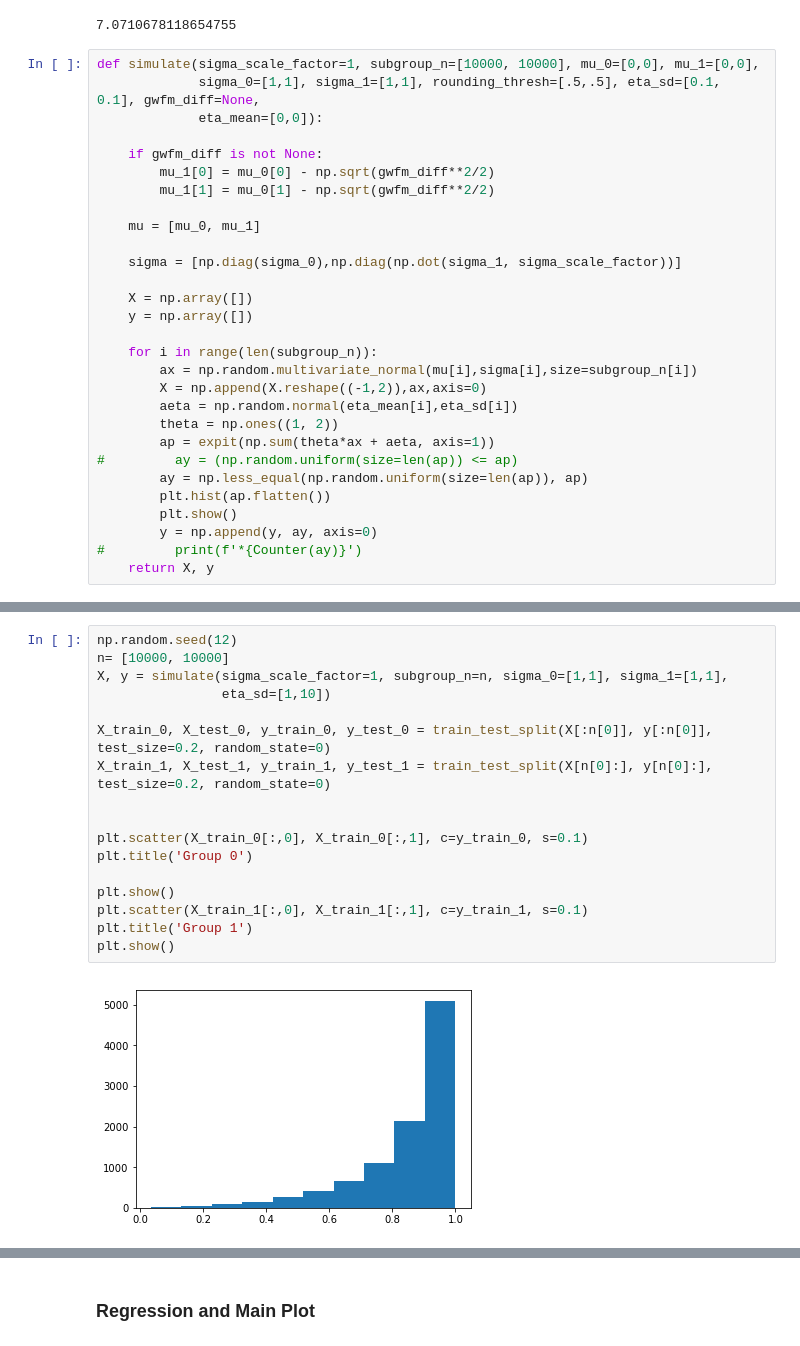
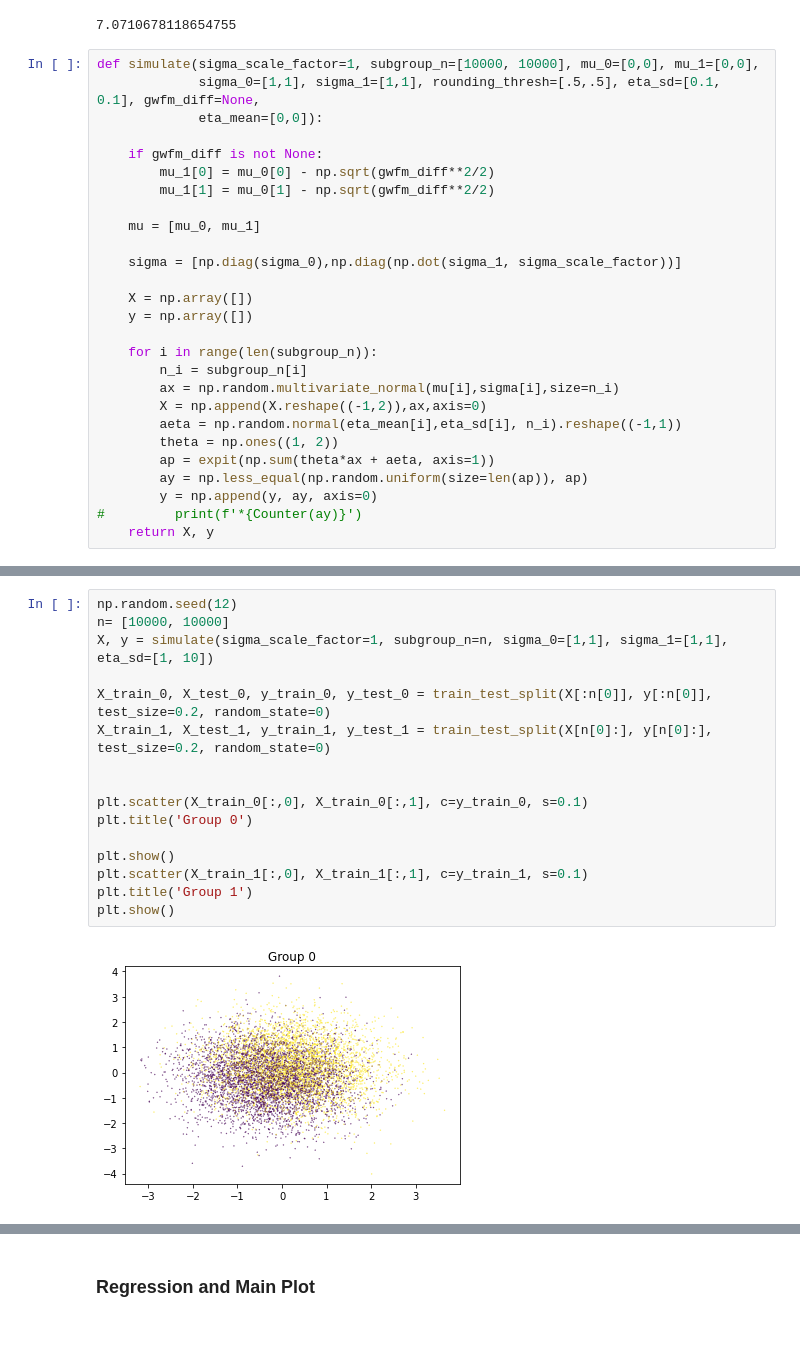
Before and after one commit to 13nat1313/ABROCAproject, a Jupyter notebook: ABROCAprojectDataGeneration.ipynb, the cells around one changed output, grey strips where cells are left out. Saved outputs shown, nothing was run; the diff lists cells and outputs as text.

```diff
--- a/ABROCAprojectDataGeneration.ipynb
+++ b/ABROCAprojectDataGeneration.ipynb
@@ -63,15 +63,13 @@ def simulate(sigma_scale_factor=1, subgroup_n=[10000, 10000], mu_0=[0,0], mu_1=[
     y = np.array([])
 
     for i in range(len(subgroup_n)):
-        ax = np.random.multivariate_normal(mu[i],sigma[i],size=subgroup_n[i])
+        n_i = subgroup_n[i]
+        ax = np.random.multivariate_normal(mu[i],sigma[i],size=n_i)
         X = np.append(X.reshape((-1,2)),ax,axis=0)
-        aeta = np.random.normal(eta_mean[i],eta_sd[i])
+        aeta = np.random.normal(eta_mean[i],eta_sd[i], n_i).reshape((-1,1))
         theta = np.ones((1, 2))
         ap = expit(np.sum(theta*ax + aeta, axis=1))
-#         ay = (np.random.uniform(size=len(ap)) <= ap)
         ay = np.less_equal(np.random.uniform(size=len(ap)), ap)
-        plt.hist(ap.flatten())
-        plt.show()
         y = np.append(y, ay, axis=0)
 #         print(f'*{Counter(ay)}')
     return X, y
@@ -82,19 +76,18 @@ print(y_train_0)
 # %%
 np.random.seed(12)
 n= [10000, 10000]
-X, y = simulate(sigma_scale_factor=1, subgroup_n=n, sigma_0=[1,1], sigma_1=[1,1],
-                eta_sd=[1,10])
+X, y = simulate(sigma_scale_factor=1, subgroup_n=n, sigma_0=[1,1], sigma_1=[1,1], eta_sd=[1, 10])
 
 X_train_0, X_test_0, y_train_0, y_test_0 = train_test_split(X[:n[0]], y[:n[0]], test_size=0.2, random_state=0)
 X_train_1, X_test_1, y_train_1, y_test_1 = train_test_split(X[n[0]:], y[n[0]:], test_size=0.2, random_state=0)
 
 
 plt.scatter(X_train_0[:,0], X_train_0[:,1], c=y_train_0, s=0.1)
 plt.title('Group 0')
 
 plt.show()
 plt.scatter(X_train_1[:,0], X_train_1[:,1], c=y_train_1, s=0.1)
 plt.title('Group 1')
 plt.show()
 # %% [output]
-[figure, old version]
+[figure, new version]
```
Also changed, not shown: parts of 2 cells of this notebook.
